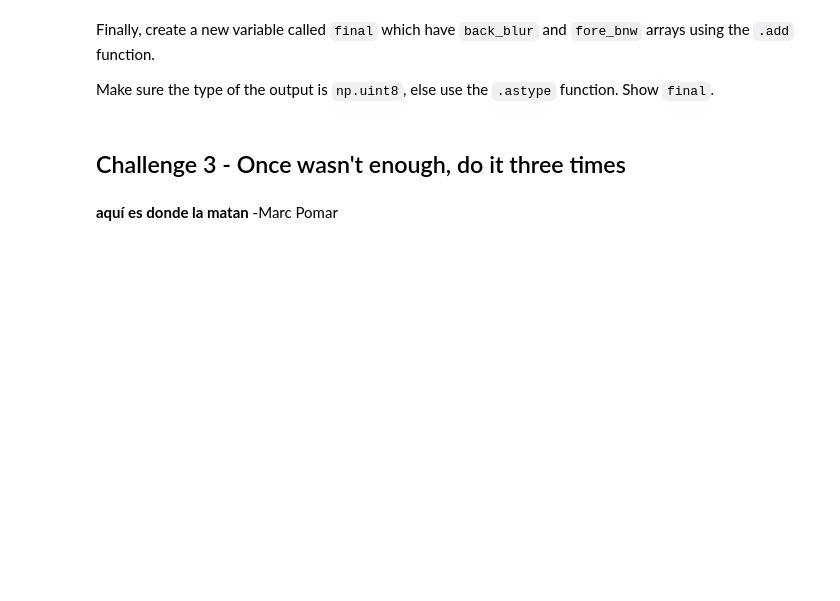
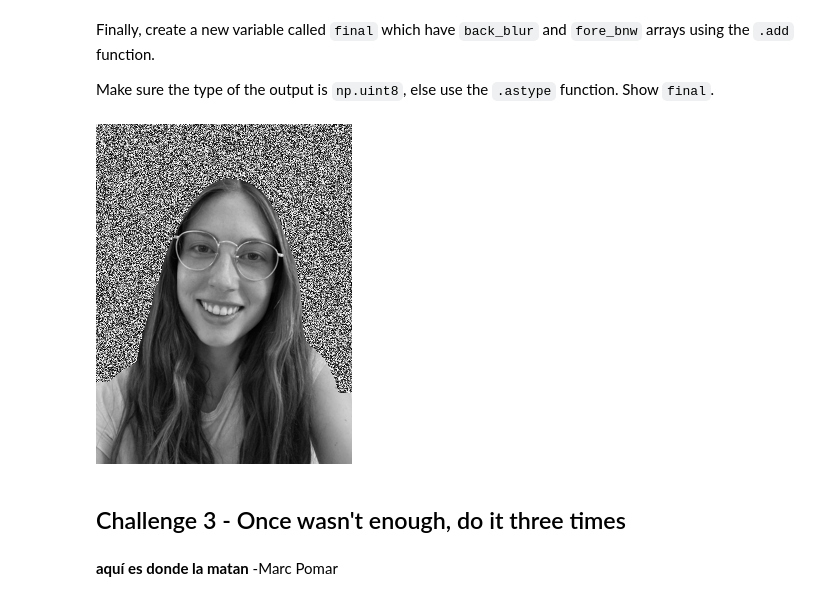
Before and after one commit to silviaherf/lab-image-segmentation, a Jupyter notebook: main.ipynb, the cells around one changed output. Cells and saved outputs as stored; diff of their text form; code cells hidden in the pictures; blank space fills up the shorter version.

```diff
--- a/main.ipynb
+++ b/main.ipynb
@@ -159,6 +174,9 @@ Make sure the type of the output is `np.uint8`, else use the `.astype` function.
 # %%
 # Your code here
 final=np.add(back_blur,fore_bnw).astype(np.uint8)
+Image.fromarray(final)
+# %% [output]
+[figure, added]
 # %% [markdown]
 ## Challenge 3 -  Once wasn't enough, do it three times
 # %% [markdown]
```
Also changed, not shown: parts of 13 cells of this notebook.
